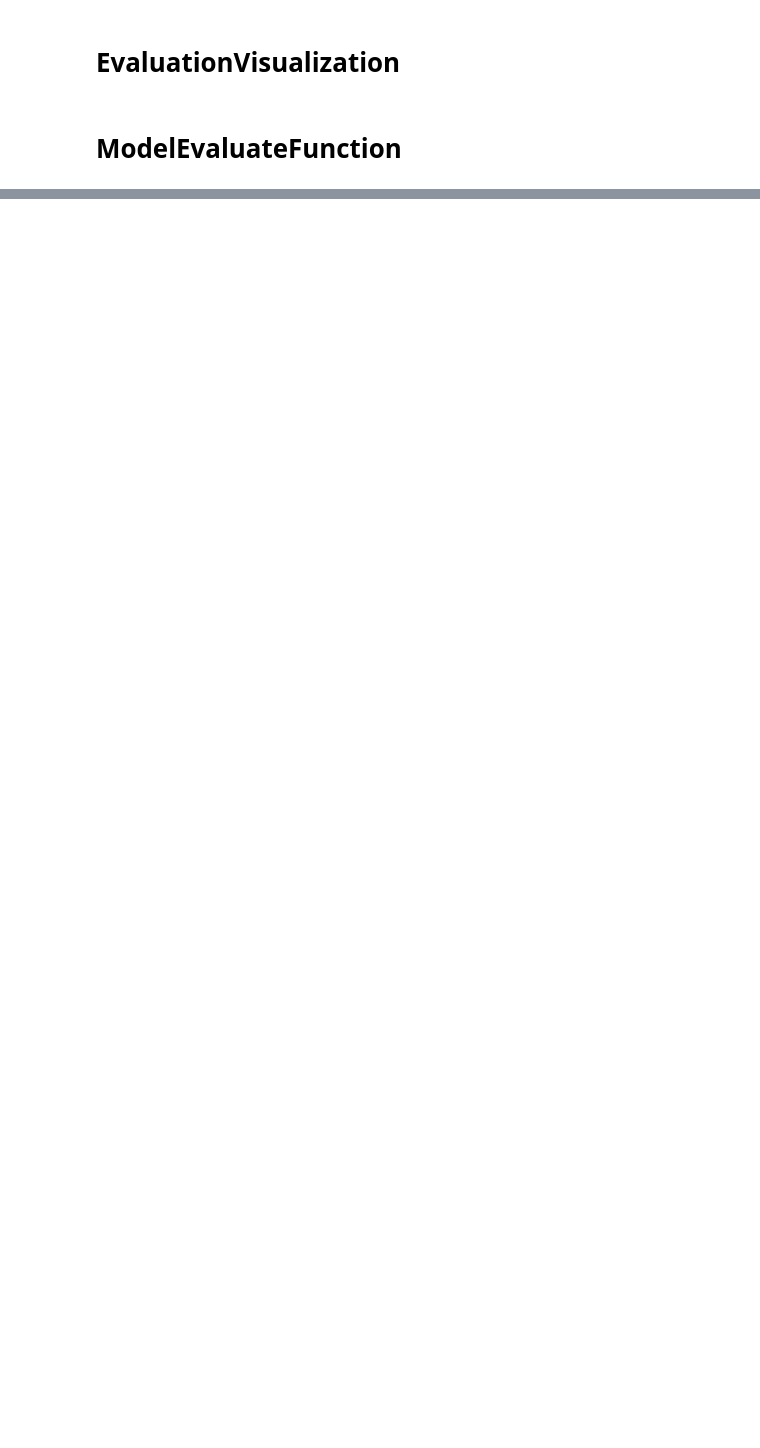
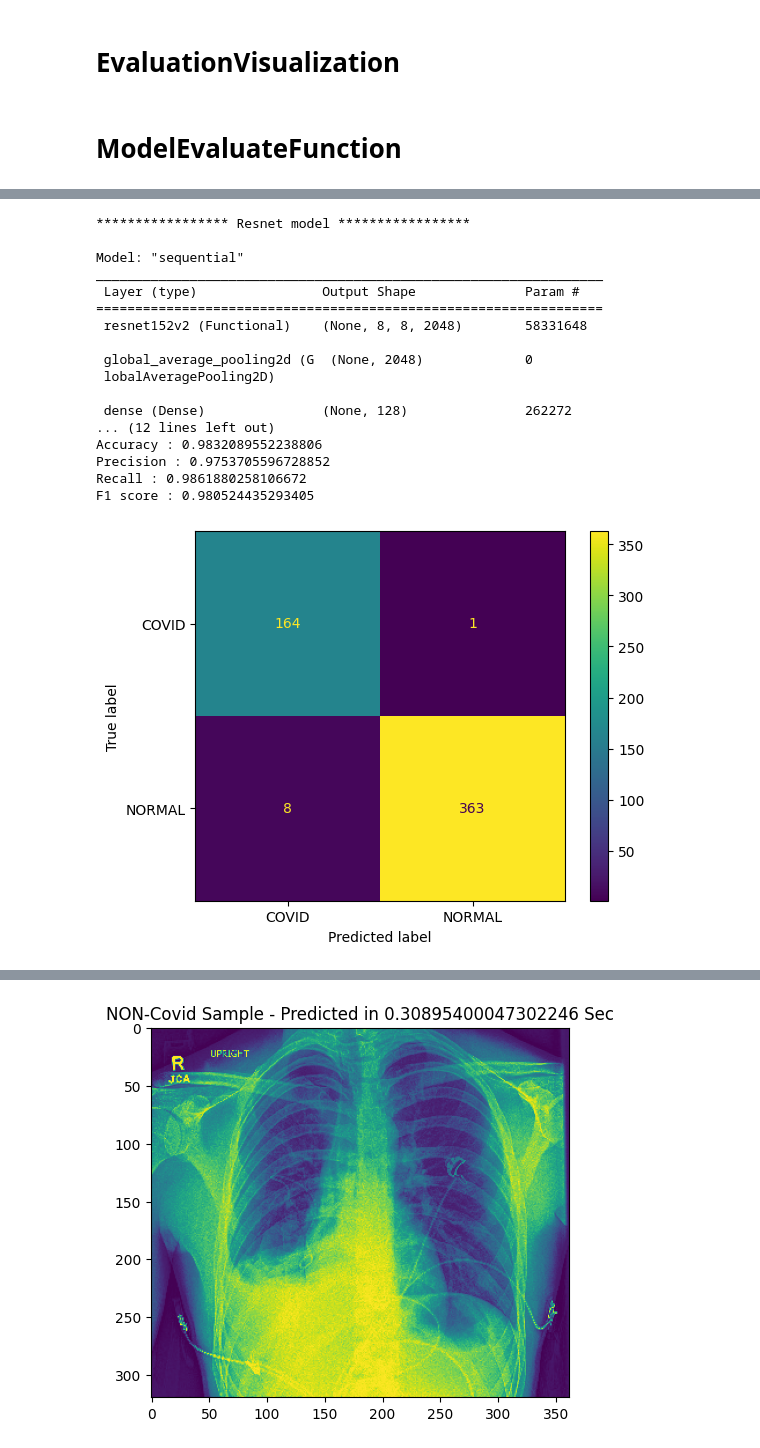
Before and after one commit to devaliakbar/CovidDetectionXrays, a Jupyter notebook: EvaluateModels.ipynb, the cells around one changed output, grey strips where cells are left out. Drawn from its saved outputs; the diff is of its cells as text; code cells hidden in the pictures; blank space fills up the shorter version.

```diff
--- a/EvaluateModels.ipynb
+++ b/EvaluateModels.ipynb
@@ -79,2 +158,22 @@ evaluate('Scratch model', load_model('Output/ScratchModel.h5'))
 # %%
-evaluate('Resnet model', load_model('Output/ResnetModel.h5'))
+label = 'Resnet model'
+models_accuracy[label], models_precision[label], models_recall[label], models_f1[label], models_predict_time[label] = evaluate(label, load_model('Output/ResnetModel.h5'))
+# %% [output]
+***************** Resnet model *****************
+
+Model: "sequential"
+_________________________________________________________________
+ Layer (type)                Output Shape              Param #
+=================================================================
+ resnet152v2 (Functional)    (None, 8, 8, 2048)        58331648
+
+ global_average_pooling2d (G  (None, 2048)             0
+ lobalAveragePooling2D)
+
+ dense (Dense)               (None, 128)               262272
+... (12 lines left out)
+Accuracy : 0.9832089552238806
+Precision : 0.9753705596728852
+Recall : 0.9861880258106672
+F1 score : 0.980524435293405
+[figure, added]
@@ -80,0 +182 @@ evaluate('Resnet model', load_model('Output/ResnetModel.h5'))
+[figure, added]
```
Also changed, not shown: parts of 12 cells of this notebook.
